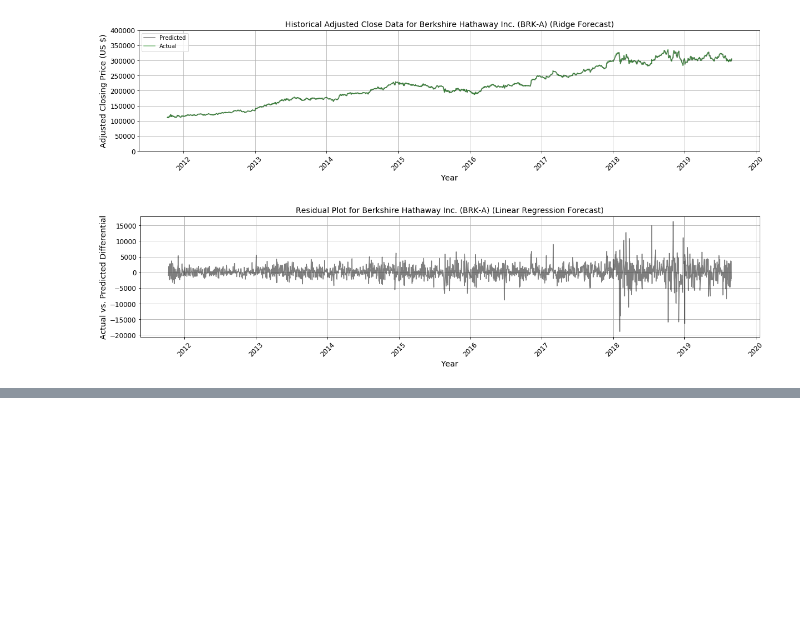
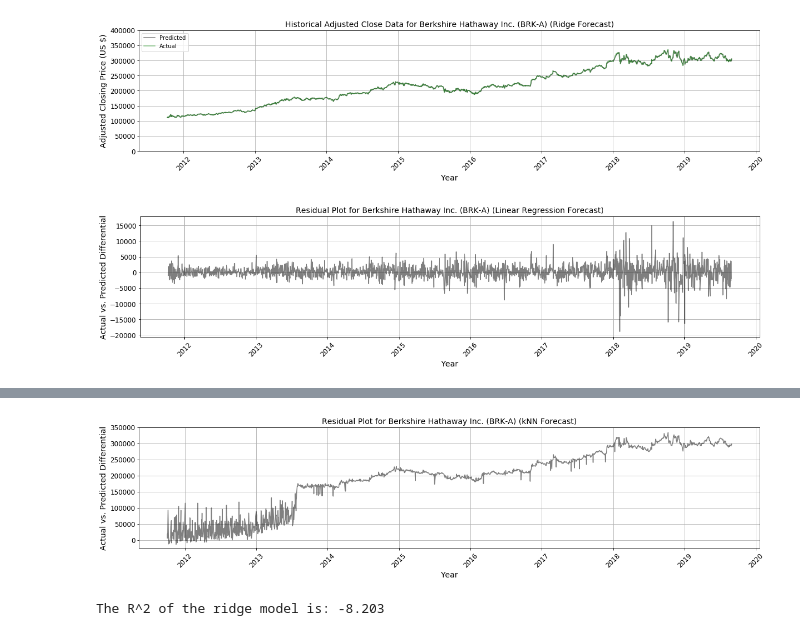
Before and after one commit to grantaguinaldo/ml_apps, a Jupyter notebook: finance/finance_forecast.ipynb, the cells around one changed output, grey strips where cells are left out. Drawn from its saved outputs; the diff is of its cells as text; code cells hidden in the pictures; blank space fills up the shorter version.

```diff
--- a/finance/finance_forecast.ipynb
+++ b/finance/finance_forecast.ipynb
@@ -300,0 +418,24 @@ plt.show()
+# %%
+plt.figure(figsize=(20, 4))
+
+plt.plot(df['DATE'][-X_test.shape[0]:],
+         (y_test - y_pred_knn),
+         color='k',
+         alpha=0.5)
+
+plt.xlabel('Year', fontsize=14)
+plt.ylabel('Actual vs. Predicted Differential', fontsize=14)
+plt.title('Residual Plot for Berkshire Hathaway Inc. (BRK-A) (kNN Forecast)', fontsize=14)
+plt.xticks(fontsize=12, rotation=45)
+plt.yticks(fontsize=12)
+plt.ylim(-25000, 350000)
+plt.grid(True)
+plt.show()
+# %% [output]
+[figure, added]
+# %%
+ridge = Ridge(random_state=42).fit(X_train, y_train)
+y_pred_ridge = ridge.predict(X_test)
+print('The R^2 of the ridge model is: {0:.3f}'.format(ridge.score(X_test, y_test)))
+# %% [output]
+The R^2 of the ridge model is: -8.203
```
Also changed, not shown: parts of 16 cells of this notebook.
